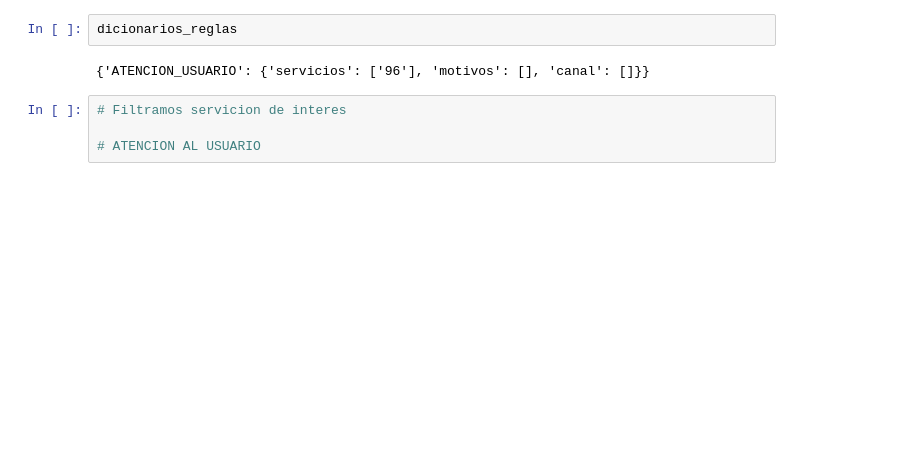
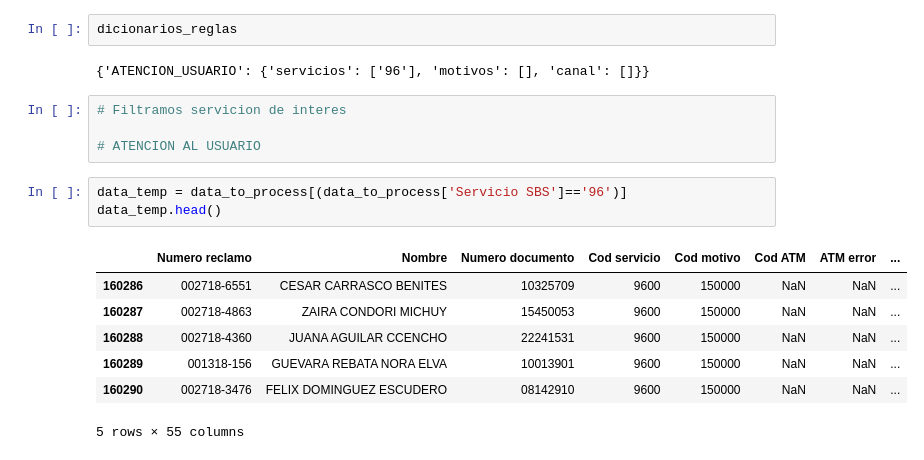
Before and after one commit to johnkbarrera/R2D2, a Jupyter notebook: BancoNacion/Computing data.ipynb, the cells around one changed output. Cells and saved outputs as stored; diff of their text form; blank space fills up the shorter version.

```diff
--- a/BancoNacion/Computing data.ipynb
+++ b/BancoNacion/Computing data.ipynb
@@ -30,3 +38,14 @@ dicionarios_reglas
 # Filtramos servicion de interes
 
 # ATENCION AL USUARIO
+# %%
+data_temp = data_to_process[(data_to_process['Servicio SBS']=='96')]
+data_temp.head()
+# %% [output]
+|  | Numero reclamo | Nombre | Numero documento | Cod servicio | Cod motivo | Cod ATM | ATM error | ... |
+| 160286 | 002718-6551 | CESAR CARRASCO BENITES | 10325709 | 9600 | 150000 | NaN | NaN | ... |
+| 160287 | 002718-4863 | ZAIRA CONDORI MICHUY | 15450053 | 9600 | 150000 | NaN | NaN | ... |
+| 160288 | 002718-4360 | JUANA AGUILAR CCENCHO | 22241531 | 9600 | 150000 | NaN | NaN | ... |
+| 160289 | 001318-156 | GUEVARA REBATA NORA ELVA | 10013901 | 9600 | 150000 | NaN | NaN | ... |
+| 160290 | 002718-3476 | FELIX DOMINGUEZ ESCUDERO | 08142910 | 9600 | 150000 | NaN | NaN | ... |
+5 rows × 55 columns
```
Also changed, not shown: parts of 44 cells of this notebook, 4 other files.
